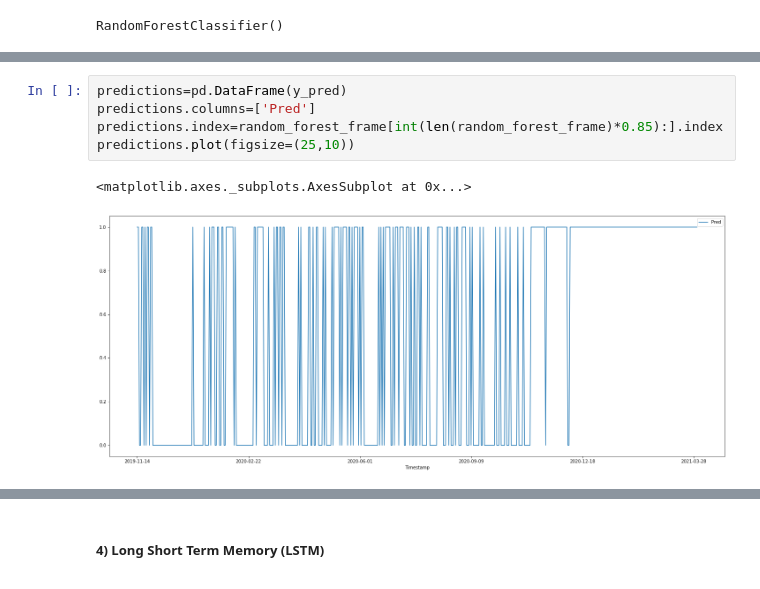
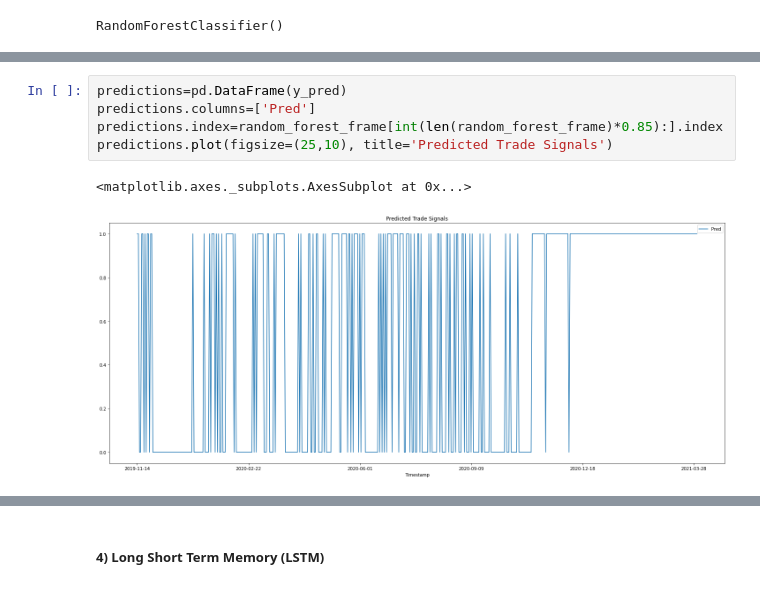
Before and after one commit to AshutoshBhawsar/Cryptocurrency-data-analysis-and-investing-strategies, a Jupyter notebook: code/phase2.ipynb, the cells around one changed output, grey strips where cells are left out. Drawn from its saved outputs; the diff is of its cells as text.

```diff
--- a/code/phase2.ipynb
+++ b/code/phase2.ipynb
@@ -197,11 +209,11 @@ Accuracy for RFC:  66.66666666666666 %
 # %%
 predictions=pd.DataFrame(y_pred)
 predictions.columns=['Pred']
 predictions.index=random_forest_frame[int(len(random_forest_frame)*0.85):].index
-predictions.plot(figsize=(25,10))
+predictions.plot(figsize=(25,10), title='Predicted Trade Signals')
 # %% [output]
 <matplotlib.axes._subplots.AxesSubplot at 0x...>
-[figure, old version]
+[figure, new version]
 # %%
 plot_confusion_matrix(random_forest_classifier, X_test, y_test)
 # %% [output]
```
Also changed, not shown: parts of 16 cells of this notebook.
